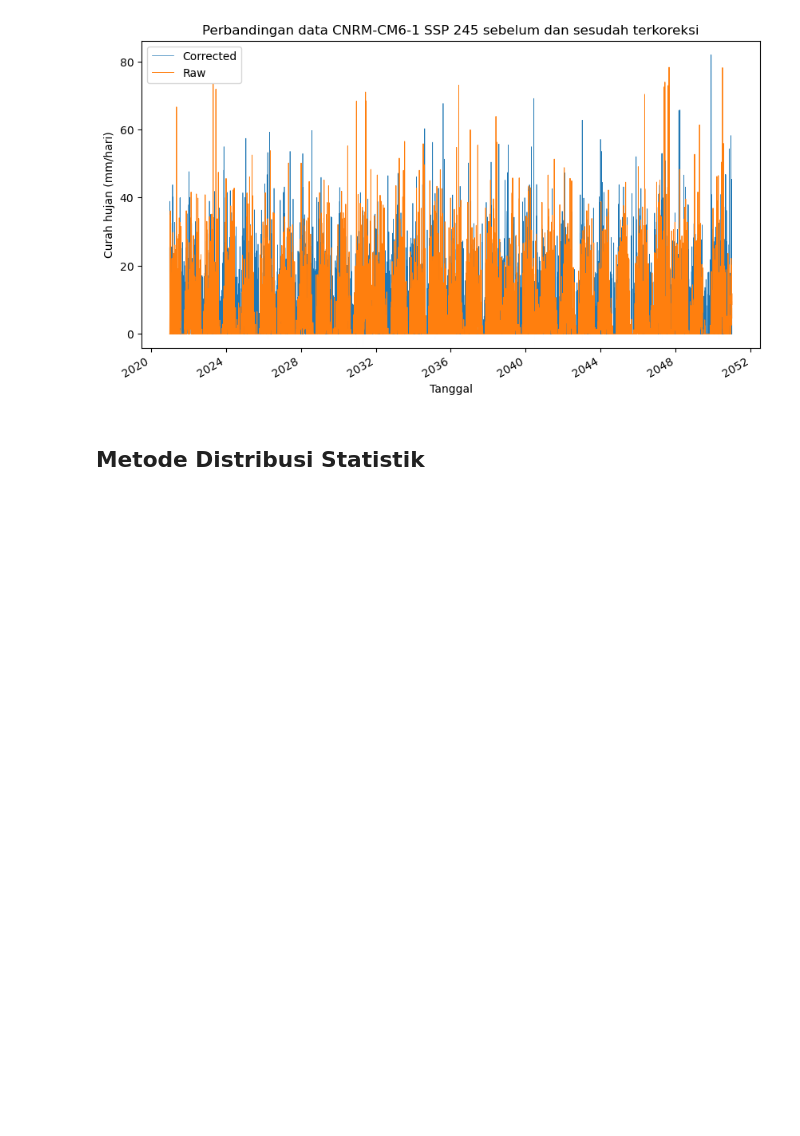
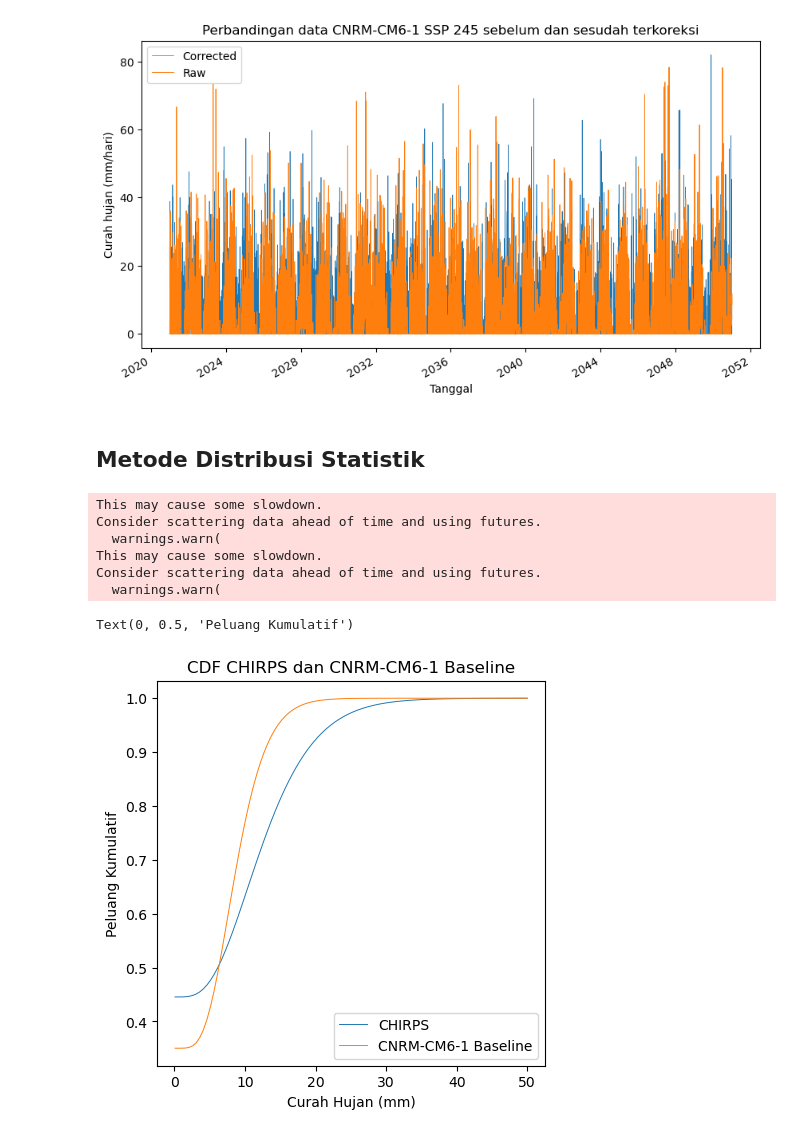
Before and after one commit to agungbaruna/modul-pemodelan-iklim, a Jupyter notebook: notebook/bias-correction.ipynb, the cells around one changed output. Cells and saved outputs as stored; diff of their text form; code cells hidden in the pictures; blank space fills up the shorter version.

Commit message:
Add plots for praktikum-3.ipynb

```diff
--- a/notebook/bias-correction.ipynb
+++ b/notebook/bias-correction.ipynb
@@ -157,0 +196,55 @@ plt.show()
+# %%
+# Baseline CNRM-CM6-1
+resample_bsl_cdf = xr.apply_ufunc(
+    ufunc_calculate_cdf,
+    resample_bsl_beta,
+    resample_bsl_alpha,
+    x_values_3d,
+    resample_bsl_prob,
+    input_core_dims=[['lat', 'lon'], ['lat', 'lon'], ['time', 'lat', 'lon'], ['lat', 'lon']],  # Core dimensions of shape and scale
+    dask='parallelized',  # Use Dask for parallelization if desired
+    output_core_dims=[['time', 'lat', 'lon']],  # Core dimensions of the output
+    output_sizes={'time': len(x_values)},  # Sizes of the output dimensions
+    output_dtypes=[float],
+    vectorize=True
+)
+
+# Historis CHIRPS
+chp_cdf = xr.apply_ufunc(
+    ufunc_calculate_cdf,
+    chp_beta,
+    chp_alpha,
+    x_values_3d,
+    chp_prob,
+    input_core_dims=[['lat', 'lon'], ['lat', 'lon'], ['time', 'lat', 'lon'], ['lat', 'lon']],  # Core dimensions of shape and scale
+    dask='parallelized',  # Use Dask for parallelization if desired
+    output_core_dims=[['time', 'lat', 'lon']],  # Core dimensions of the output
+    output_sizes={'time': len(x_values)},  # Sizes of the output dimensions
+    output_dtypes=[float],
+    vectorize=True
+)
+
+resample_bsl_cdf = resample_bsl_cdf.compute()
+chp_cdf = chp_cdf.compute()
+# %% [output]
+This may cause some slowdown.
+Consider scattering data ahead of time and using futures.
+  warnings.warn(
+This may cause some slowdown.
+Consider scattering data ahead of time and using futures.
+  warnings.warn(
+# %%
+# Plot CDF
+fig, ax = plt.subplots(figsize=(5, 5))
+
+lat, lon = -3.3224, 114.5960
+chp_cdf.sel(lat=lat, lon=lon, method='nearest').plot(ax=ax, label='CHIRPS', linewidth=0.7)
+resample_bsl_cdf.sel(lat=lat, lon=lon, method='nearest').plot(ax=ax, label='CNRM-CM6-1 Baseline', linewidth=0.7)
+
+ax.legend()
+ax.set_title('CDF CHIRPS dan CNRM-CM6-1 Baseline')
+ax.set_xlabel('Curah Hujan (mm)')
+ax.set_ylabel('Peluang Kumulatif')
+# %% [output]
+Text(0, 0.5, 'Peluang Kumulatif')
+[figure, added]
```
Also changed, not shown: parts of 24 cells of this notebook, 5 other files.
